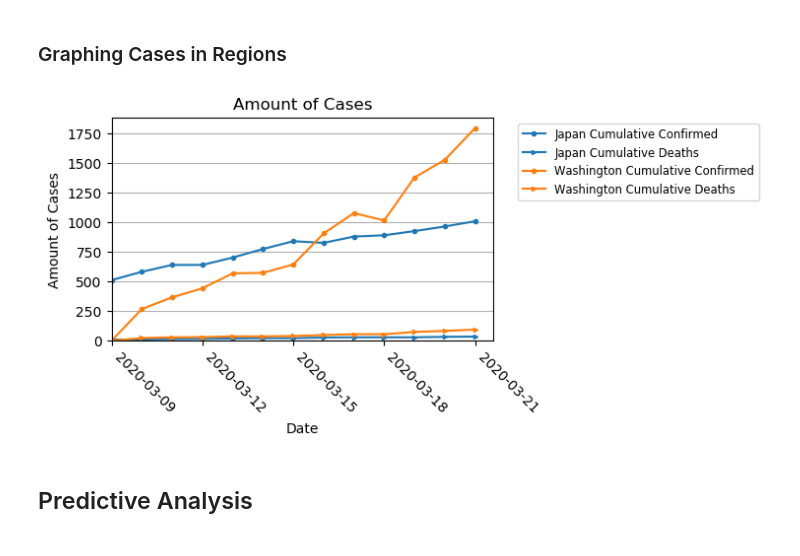
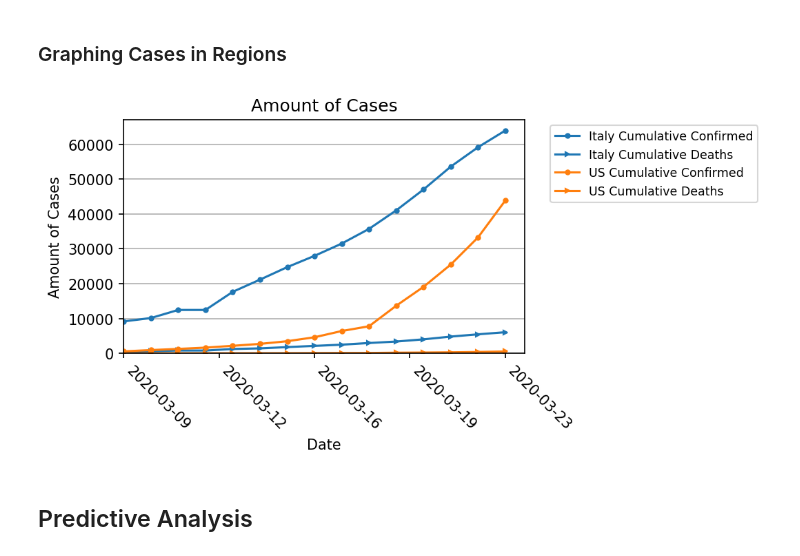
Before and after one commit to HI-01/COVID-19-Analysis, a Jupyter notebook: Coronavirus analysis.ipynb, the cells around one changed output. Cells and saved outputs as stored; diff of their text form; code cells hidden in the pictures.

```diff
--- a/Coronavirus analysis.ipynb
+++ b/Coronavirus analysis.ipynb
@@ -131,7 +127,7 @@ def graph_cases(data, region, start_date='2020-01-22', end_date=None):
         end_date = data[0][0].iloc[0, 4:].index[-1]
 
     # Graph settings
-    plt.figure(figsize=(5, 3), dpi=100)
+    plt.figure(figsize=(5, 3), dpi=150)
     plt.title('Amount of Cases')
     plt.xlabel('Date')
     plt.ylabel('Amount of Cases')
@@ -165,9 +161,9 @@ def graph_cases(data, region, start_date='2020-01-22', end_date=None):
     plt.grid(True, axis='y')
 # %%
 graph_cases([[cum_confirmed_data, cum_deaths_data], ['Cumulative Confirmed', 'Cumulative Deaths']],
-            [['Japan', 'Washington'] ,['country', 'state']], '2020/3/9')
+            [['Italy', 'US'] ,['country', 'country']], '2020/3/9')
 # %% [output]
-[figure, old version]
+[figure, new version]
 # %% [markdown]
 ## Predictive Analysis
 # %% [markdown]
```
Also changed, not shown: parts of 4 cells of this notebook.
